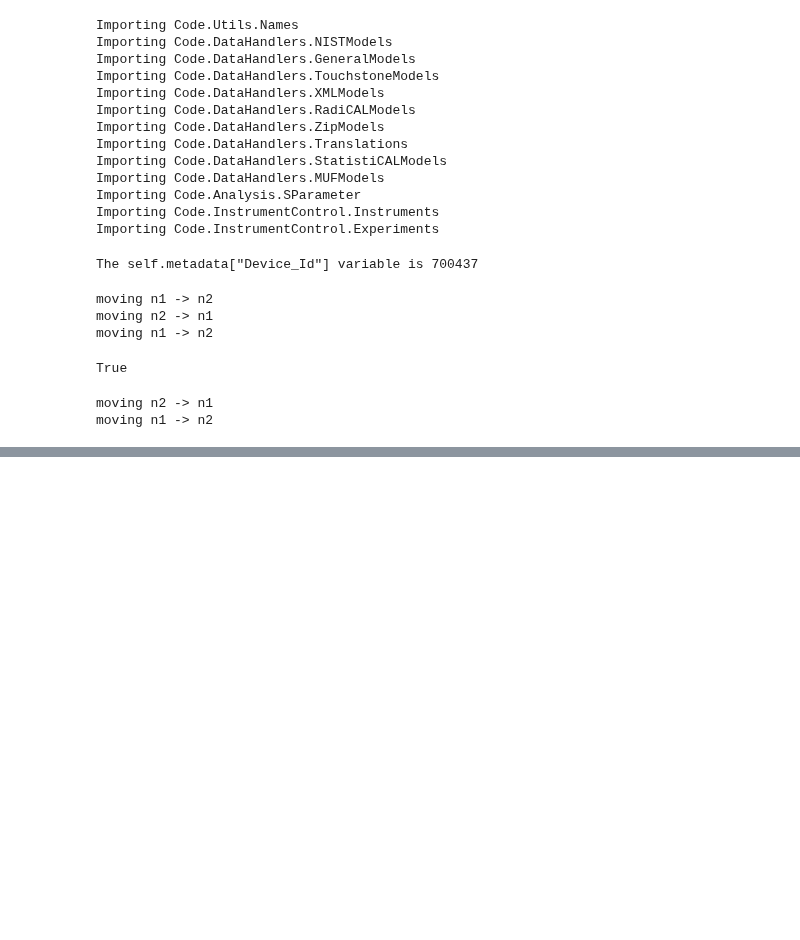
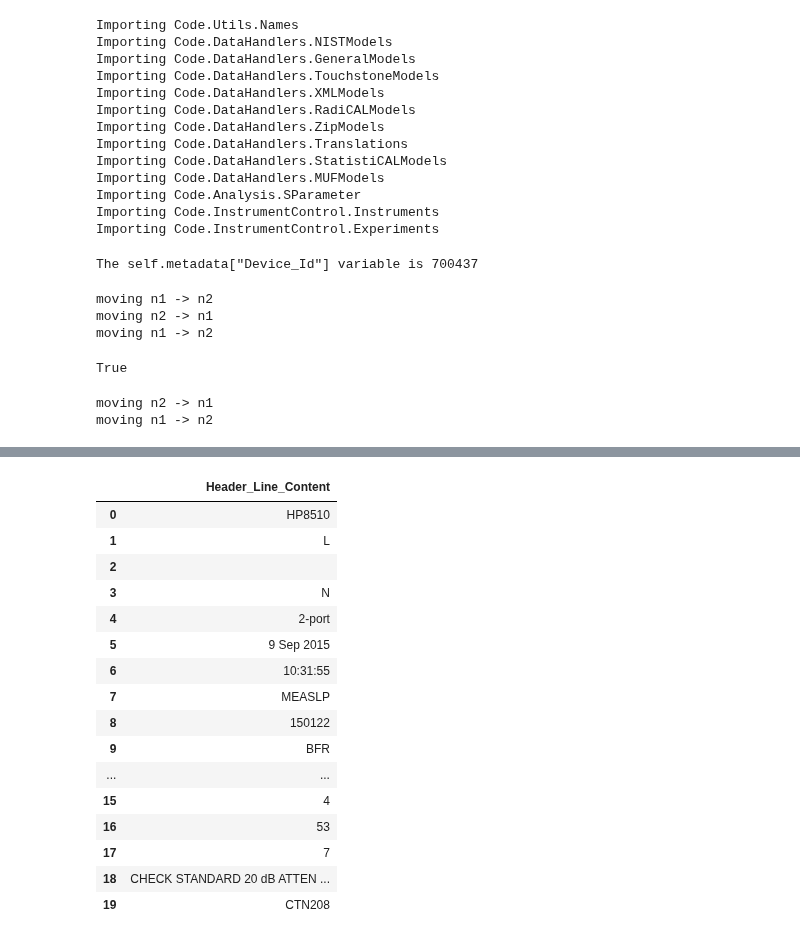
Before and after one commit to aricsanders/Jupyter-Notebooks, a Jupyter notebook: Rectangular_Data_Table_Bijective_Example_20161121_001.ipynb, the cells around one changed output, grey strips where cells are left out. Drawn from its saved outputs; the diff is of its cells as text; code cells hidden in the pictures; blank space fills up the shorter version.

```diff
--- a/Rectangular_Data_Table_Bijective_Example_20161121_001.ipynb
+++ b/Rectangular_Data_Table_Bijective_Example_20161121_001.ipynb
@@ -726,0 +738,20 @@ OperationalError: near "data": syntax error
+# %%
+test_dict["Header"]
+# %% [output]
+|  | Header_Line_Content |
+| 0 | HP8510 |
+| 1 | L |
+| 2 |  |
+| 3 | N |
+| 4 | 2-port |
+| 5 | 9 Sep 2015 |
+| 6 | 10:31:55 |
+| 7 | MEASLP |
+| 8 | 150122 |
+| 9 | BFR |
+| ... | ... |
+| 15 | 4 |
+| 16 | 53 |
+| 17 | 7 |
+| 18 | CHECK STANDARD 20 dB ATTEN ... |
+| 19 | CTN208 |
```
Also changed, not shown: parts of 54 cells of this notebook, 6 other files.
